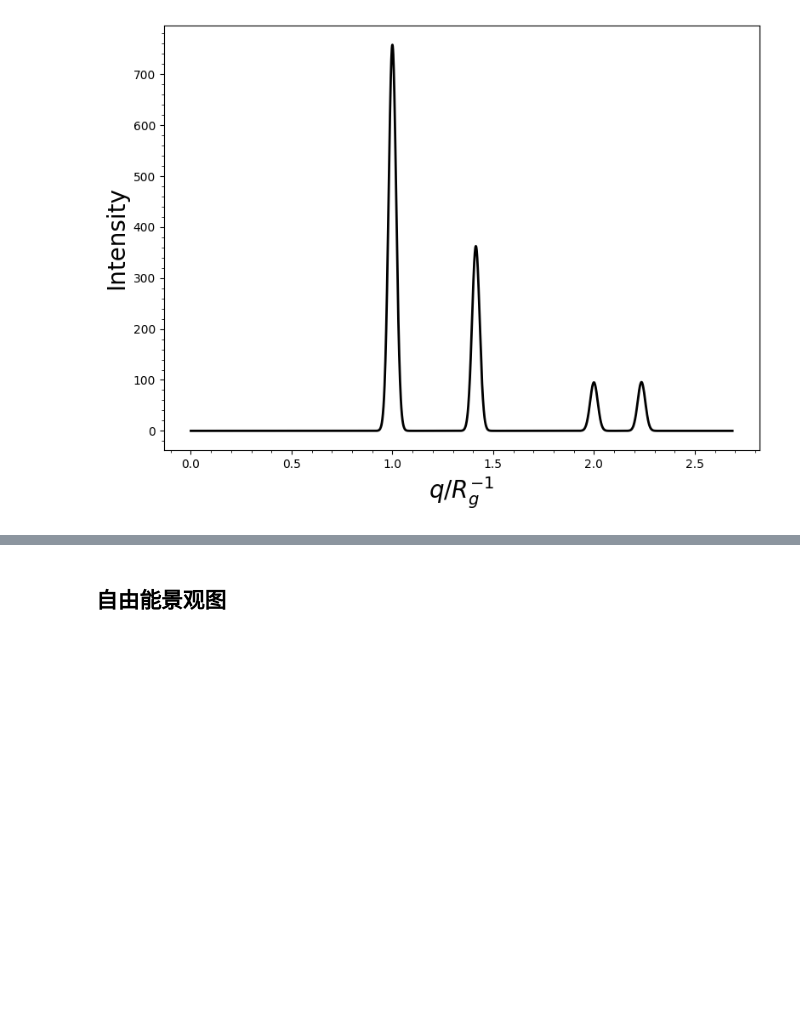
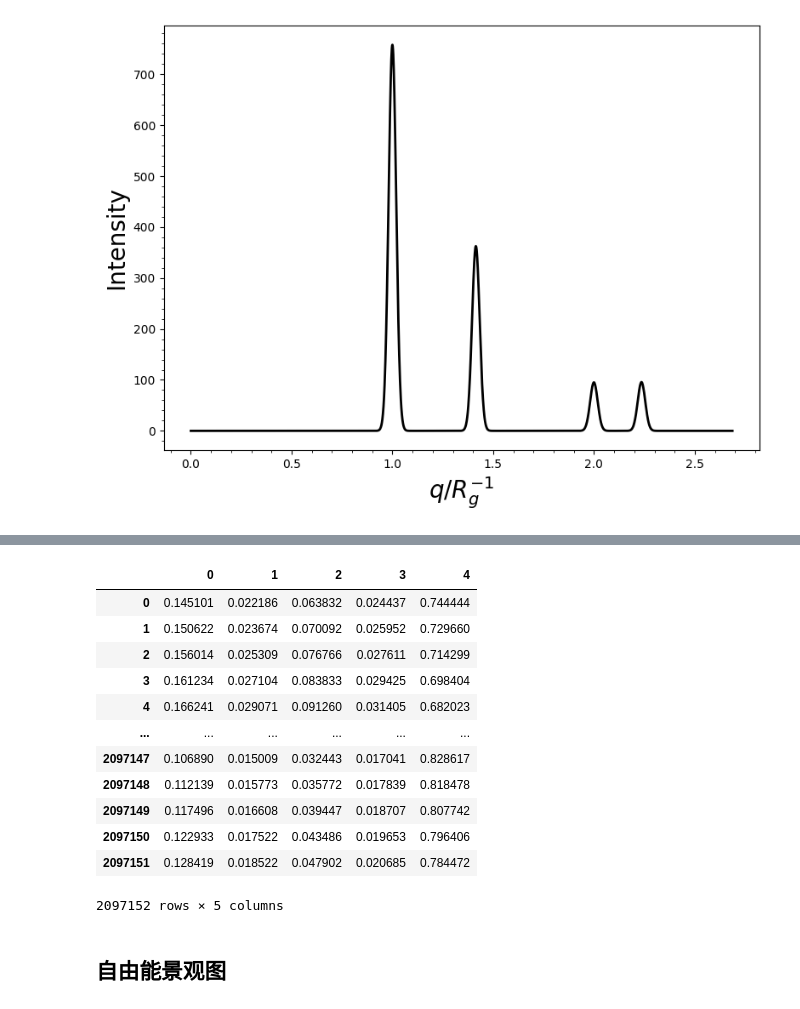
Before and after one commit to KangruiYuan/SimuBox, a Jupyter notebook: Demos/Scripts.ipynb, the cells around one changed output, grey strips where cells are left out. Drawn from its saved outputs; the diff is of its cells as text; code cells hidden in the pictures; blank space fills up the shorter version.

```diff
--- a/Demos/Scripts.ipynb
+++ b/Demos/Scripts.ipynb
@@ -74,3 +145,21 @@ iso_plots = iso2D(des, target=[0,1,2])
+# %%
+des = read_density(r"D:\MyPrj\WeiHuaLi\C4_stability\Phout_View\G\block_tops.bin")
+des.repair_data("auto")
+des.data
+# %% [output]
+|  | 0 | 1 | 2 | 3 | 4 |
+| 0 | 0.145101 | 0.022186 | 0.063832 | 0.024437 | 0.744444 |
+| 1 | 0.150622 | 0.023674 | 0.070092 | 0.025952 | 0.729660 |
+| 2 | 0.156014 | 0.025309 | 0.076766 | 0.027611 | 0.714299 |
+| 3 | 0.161234 | 0.027104 | 0.083833 | 0.029425 | 0.698404 |
+| 4 | 0.166241 | 0.029071 | 0.091260 | 0.031405 | 0.682023 |
+| ... | ... | ... | ... | ... | ... |
+| 2097147 | 0.106890 | 0.015009 | 0.032443 | 0.017041 | 0.828617 |
+| 2097148 | 0.112139 | 0.015773 | 0.035772 | 0.017839 | 0.818478 |
+| 2097149 | 0.117496 | 0.016608 | 0.039447 | 0.018707 | 0.807742 |
+| 2097150 | 0.122933 | 0.017522 | 0.043486 | 0.019653 | 0.796406 |
+| 2097151 | 0.128419 | 0.018522 | 0.047902 | 0.020685 | 0.784472 |
+2097152 rows × 5 columns
 # %% [markdown]
 ## 自由能景观图
 # %%
```
Also changed, not shown: parts of 12 cells of this notebook, 14 other files.
